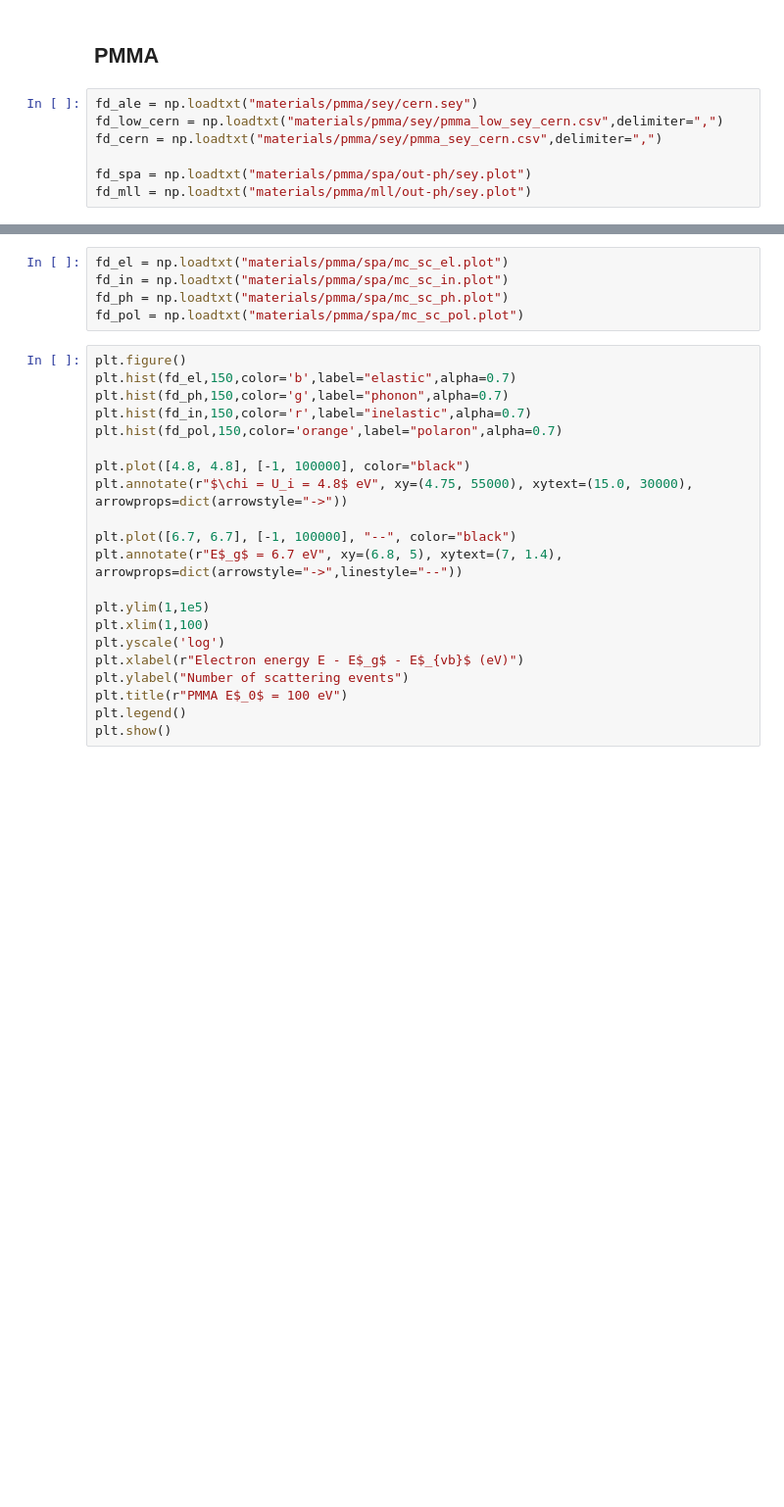
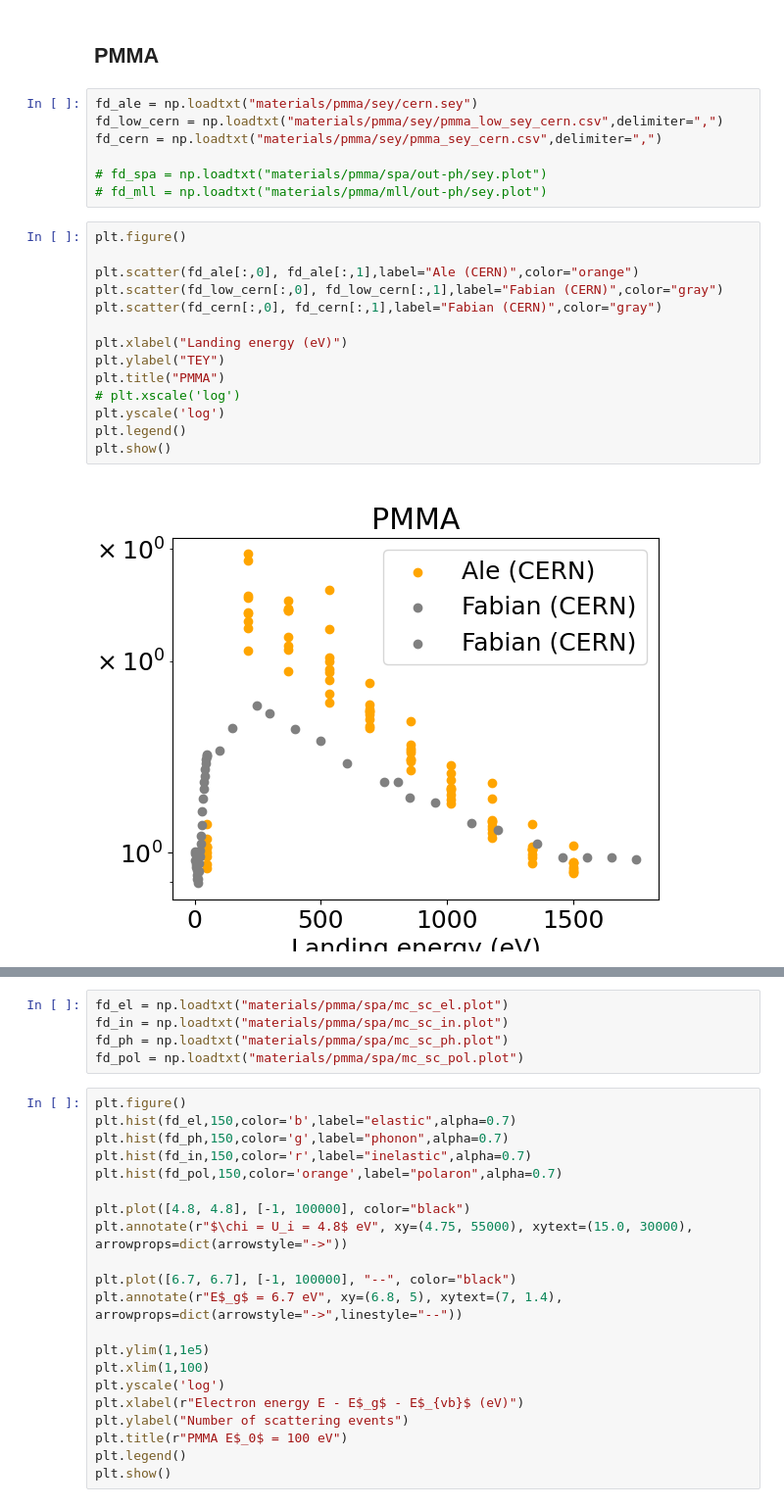
Before and after one commit to oridzel/mast_sey, a Jupyter notebook: plot.ipynb, the cells around one changed output, grey strips where cells are left out. Shown at 98% size. Drawn from its saved outputs; the diff is of its cells as text; blank space fills up the shorter version.

```diff
--- a/plot.ipynb
+++ b/plot.ipynb
@@ -39,8 +13,24 @@ fd_ale = np.loadtxt("materials/pmma/sey/cern.sey")
 fd_low_cern = np.loadtxt("materials/pmma/sey/pmma_low_sey_cern.csv",delimiter=",")
 fd_cern = np.loadtxt("materials/pmma/sey/pmma_sey_cern.csv",delimiter=",")
 
-fd_spa = np.loadtxt("materials/pmma/spa/out-ph/sey.plot")
-fd_mll = np.loadtxt("materials/pmma/mll/out-ph/sey.plot")
+# fd_spa = np.loadtxt("materials/pmma/spa/out-ph/sey.plot")
+# fd_mll = np.loadtxt("materials/pmma/mll/out-ph/sey.plot")
+# %%
+plt.figure()
+
+plt.scatter(fd_ale[:,0], fd_ale[:,1],label="Ale (CERN)",color="orange")
+plt.scatter(fd_low_cern[:,0], fd_low_cern[:,1],label="Fabian (CERN)",color="gray")
+plt.scatter(fd_cern[:,0], fd_cern[:,1],label="Fabian (CERN)",color="gray")
+
+plt.xlabel("Landing energy (eV)")
+plt.ylabel("TEY")
+plt.title("PMMA")
+# plt.xscale('log')
+plt.yscale('log')
+plt.legend()
+plt.show()
+# %% [output]
+[figure, added]
 # %%
 plt.figure()
 
```
Also changed, not shown: parts of 18 cells of this notebook, 9 other files.
